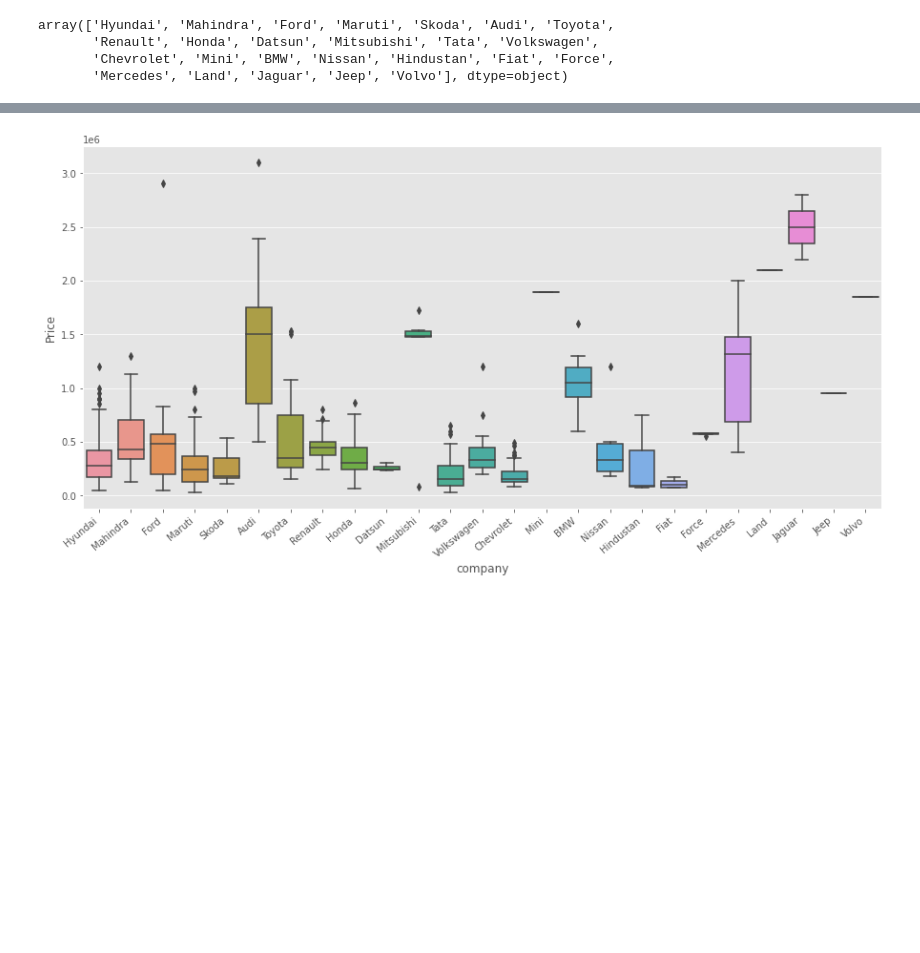
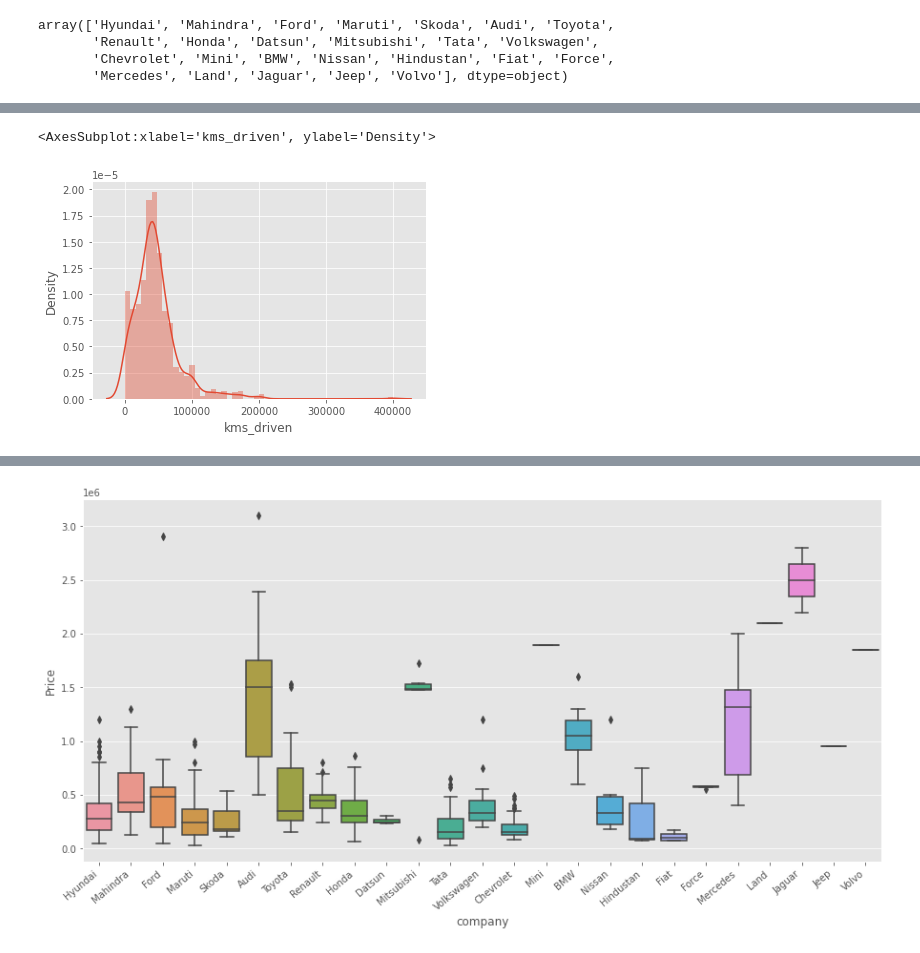
Before and after one commit to ansh27ika/car-price-predictor-, a Jupyter notebook: car price predictor .ipynb, the cells around one changed output, grey strips where cells are left out. Drawn from its saved outputs; the diff is of its cells as text; code cells hidden in the pictures; blank space fills up the shorter version.

```diff
--- a/car price predictor .ipynb
+++ b/car price predictor .ipynb
@@ -170,0 +187,5 @@ import seaborn as sns
+# %%
+sns.distplot(car['kms_driven'])
+# %% [output]
+<AxesSubplot:xlabel='kms_driven', ylabel='Density'>
+[figure, added]
```
Also changed, not shown: parts of 7 cells of this notebook.
